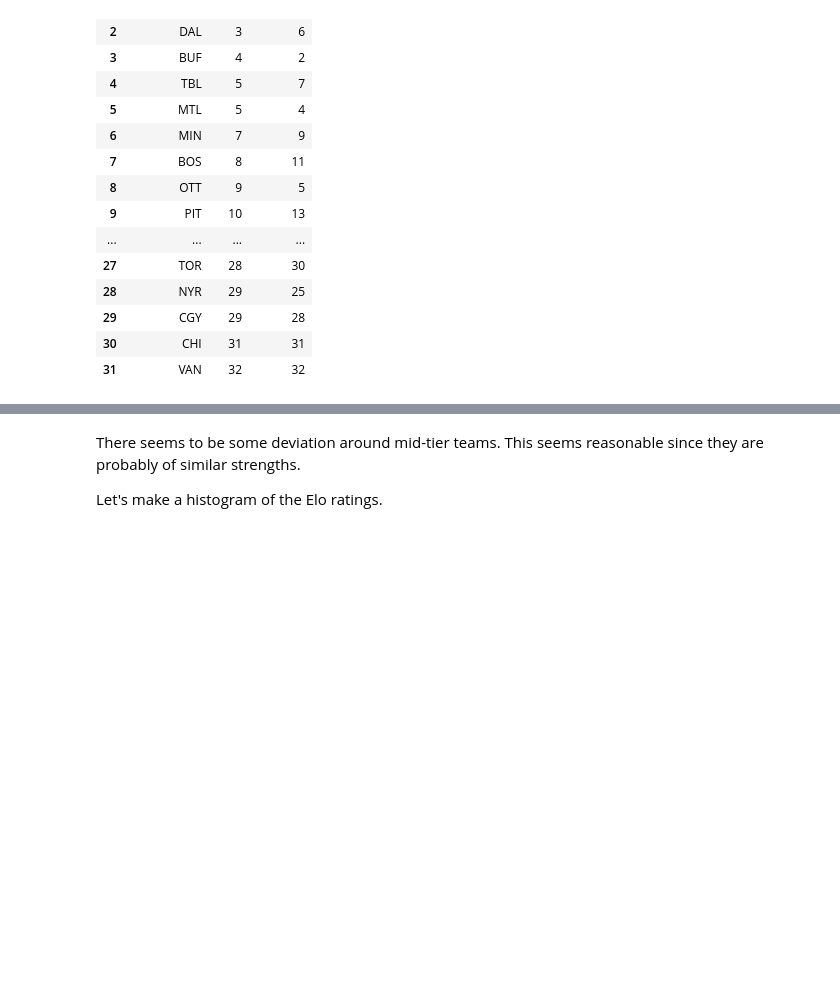
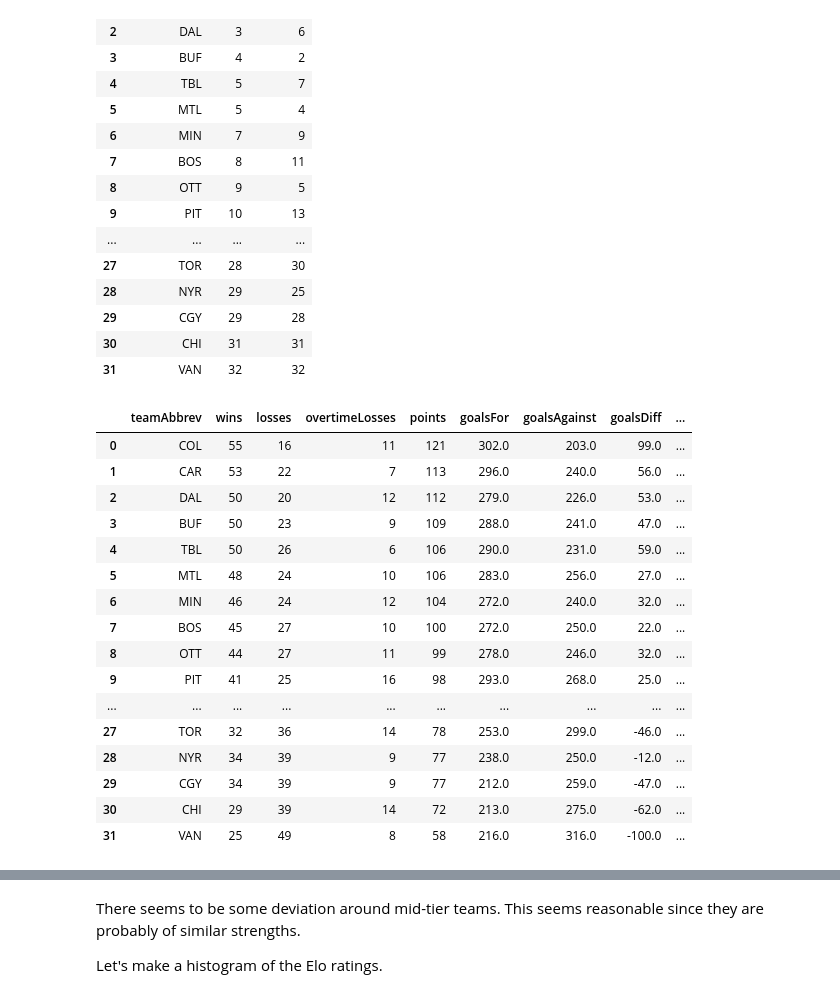
Before and after one commit to mattrflew/nhl-playoff-pool-optimizer, a Jupyter notebook: notebooks/04_Elo_rating.ipynb, the cells around one changed output, grey strips where cells are left out. Saved outputs shown, nothing was run; the diff lists cells and outputs as text; code cells hidden in the pictures; blank space fills up the shorter version.

```diff
--- a/notebooks/04_Elo_rating.ipynb
+++ b/notebooks/04_Elo_rating.ipynb
@@ -510,4 +517,24 @@ standings[["teamAbbrev", "rank", "elo_rank"]]
 | 29 | CGY | 29 | 28 |
 | 30 | CHI | 31 | 31 |
 | 31 | VAN | 32 | 32 |
+# %%
+standings
+# %% [output]
+|  | teamAbbrev | wins | losses | overtimeLosses | points | goalsFor | goalsAgainst | goalsDiff | ... |
+| 0 | COL | 55 | 16 | 11 | 121 | 302.0 | 203.0 | 99.0 | ... |
+| 1 | CAR | 53 | 22 | 7 | 113 | 296.0 | 240.0 | 56.0 | ... |
+| 2 | DAL | 50 | 20 | 12 | 112 | 279.0 | 226.0 | 53.0 | ... |
+| 3 | BUF | 50 | 23 | 9 | 109 | 288.0 | 241.0 | 47.0 | ... |
+| 4 | TBL | 50 | 26 | 6 | 106 | 290.0 | 231.0 | 59.0 | ... |
+| 5 | MTL | 48 | 24 | 10 | 106 | 283.0 | 256.0 | 27.0 | ... |
+| 6 | MIN | 46 | 24 | 12 | 104 | 272.0 | 240.0 | 32.0 | ... |
+| 7 | BOS | 45 | 27 | 10 | 100 | 272.0 | 250.0 | 22.0 | ... |
+| 8 | OTT | 44 | 27 | 11 | 99 | 278.0 | 246.0 | 32.0 | ... |
+| 9 | PIT | 41 | 25 | 16 | 98 | 293.0 | 268.0 | 25.0 | ... |
+| ... | ... | ... | ... | ... | ... | ... | ... | ... | ... |
+| 27 | TOR | 32 | 36 | 14 | 78 | 253.0 | 299.0 | -46.0 | ... |
+| 28 | NYR | 34 | 39 | 9 | 77 | 238.0 | 250.0 | -12.0 | ... |
+| 29 | CGY | 34 | 39 | 9 | 77 | 212.0 | 259.0 | -47.0 | ... |
+| 30 | CHI | 29 | 39 | 14 | 72 | 213.0 | 275.0 | -62.0 | ... |
+| 31 | VAN | 25 | 49 | 8 | 58 | 216.0 | 316.0 | -100.0 | ... |
 # %%
```
Also changed, not shown: parts of 7 cells of this notebook, 18 other files.
